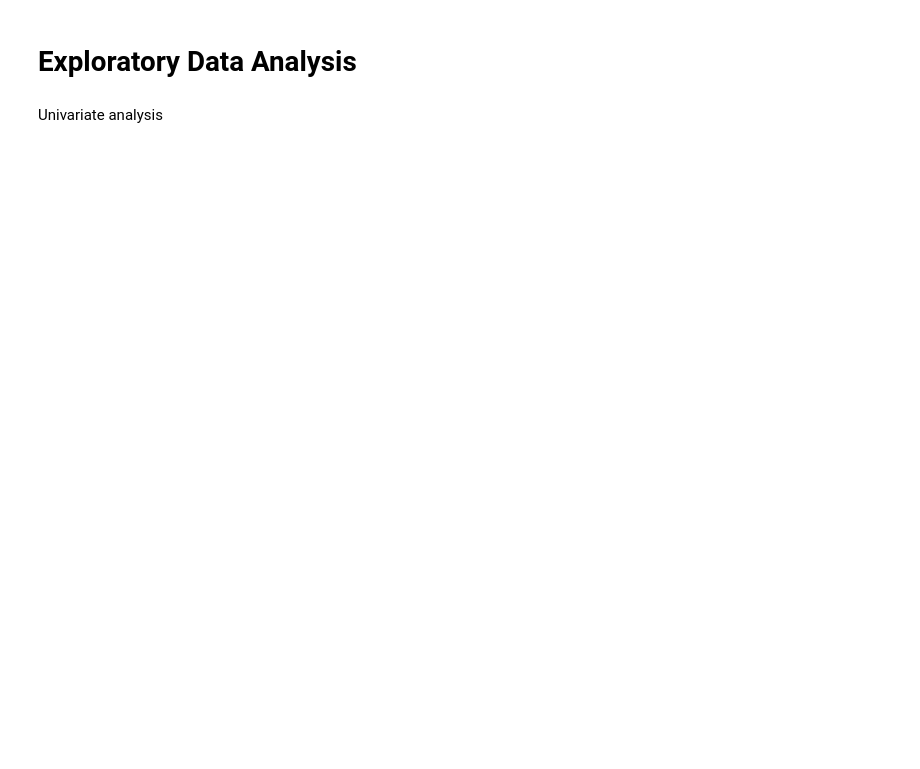
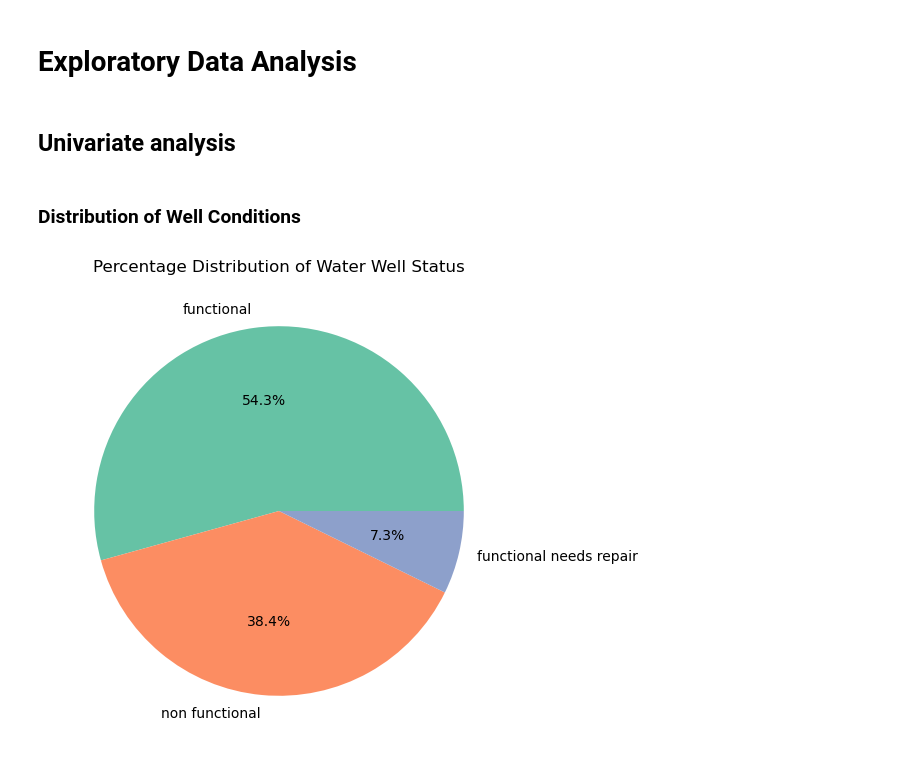
Before and after one commit to MONISH254/Tanzania_Water_Wells, a Jupyter notebook: Tanzania_Water_Wells_Notebook.ipynb, the cells around one changed output. Drawn from its saved outputs; the diff is of its cells as text; code cells hidden in the pictures; blank space fills up the shorter version.

Commit message:
Exploratory Data Analysis

```diff
--- a/Tanzania_Water_Wells_Notebook.ipynb
+++ b/Tanzania_Water_Wells_Notebook.ipynb
@@ -277,0 +290,8 @@ train_data = df_training_set.drop(['date_recorded'],axis = 1)
+# %%
+# Imputing the zeros in the construction year column  with the median
+
+# Calculate the median of the non-zero values in the 'construction_year' column
+median_year = df_training_set['construction_year'].replace(0, np.nan).median()
+
+# Impute zeros with the calculated median
+df_training_set['construction_year'] = df_training_set['construction_year'].replace(0, median_year)
@@ -277,0 +319,16 @@ train_data = df_training_set.drop(['date_recorded'],axis = 1)
+# %%
+ # Creating the decade column
+df_training_set['decade'] = df_training_set['construction_year']
+# %%
+df_training_set["decade"] = df_training_set['decade'].replace(to_replace = (1960,1961,1962,1963,1964,1965,1966,1967,1968,1969),
+                        value ='60s')
+df_training_set["decade"] = df_training_set['decade'].replace(to_replace = (1970,1971,1972,1973,1974,1975,1976,1977,1978,1979),
+                        value ='70s')
+df_training_set["decade"] = df_training_set['decade'].replace(to_replace = (1980,1981,1982,1983,1984,1985,1986,1987,1988,1989),
+                        value ='80s')
+df_training_set["decade"] = df_training_set['decade'].replace(to_replace = (1990,1991,1992,1993,1994,1995,1996,1997,1998,1999),
+                        value ='90s')
+df_training_set["decade"] = df_training_set['decade'].replace(to_replace = (2000,2001,2002,2003,2004,2005,2006,2007,2008,2009),
+                        value ='00s')
+df_training_set["decade"] = df_training_set['decade'].replace(to_replace = (2010,2011,2012,2013),
+                        value ='10s')
@@ -277,0 +346,4 @@ train_data = df_training_set.drop(['date_recorded'],axis = 1)
+# %%
+# Preview of the resultant dataframe
+train_data = df_training_set
+train_data.head()
@@ -278,4 +361,14 @@ train_data = df_training_set.drop(['date_recorded'],axis = 1)
 # %% [markdown]
 # Exploratory Data Analysis
 # %% [markdown]
-Univariate analysis
+## Univariate analysis
+# %% [markdown]
+### Distribution of Well Conditions
+# %%
+plt.figure(figsize=(8, 6))
+status_counts = train_data['status_group'].value_counts()
+plt.pie(status_counts, labels=status_counts.index, autopct='%1.1f%%', colors=plt.get_cmap('Set2').colors)
+plt.title('Percentage Distribution of Water Well Status')
+plt.show()
+# %% [output]
+[figure, added]
```
Also changed, not shown: parts of 46 cells of this notebook.
